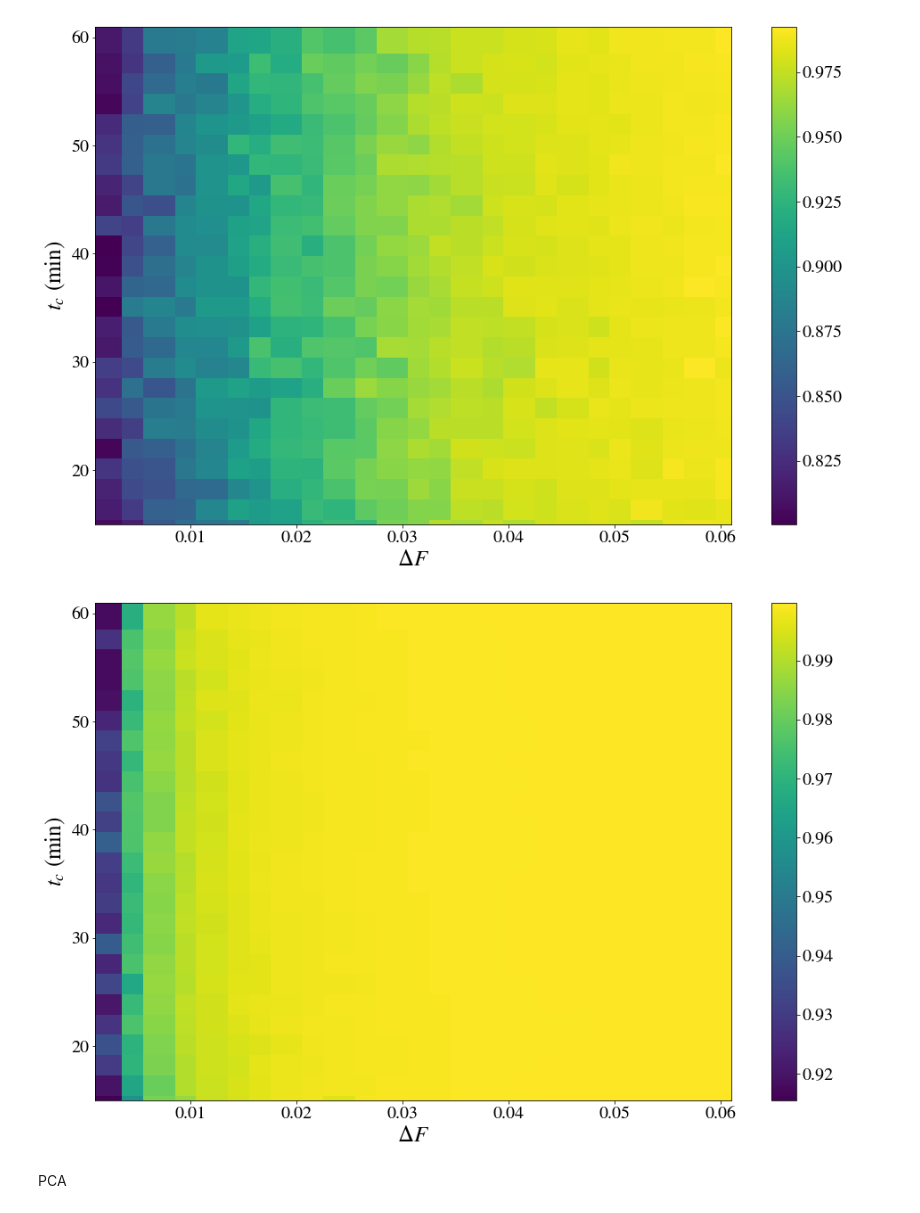
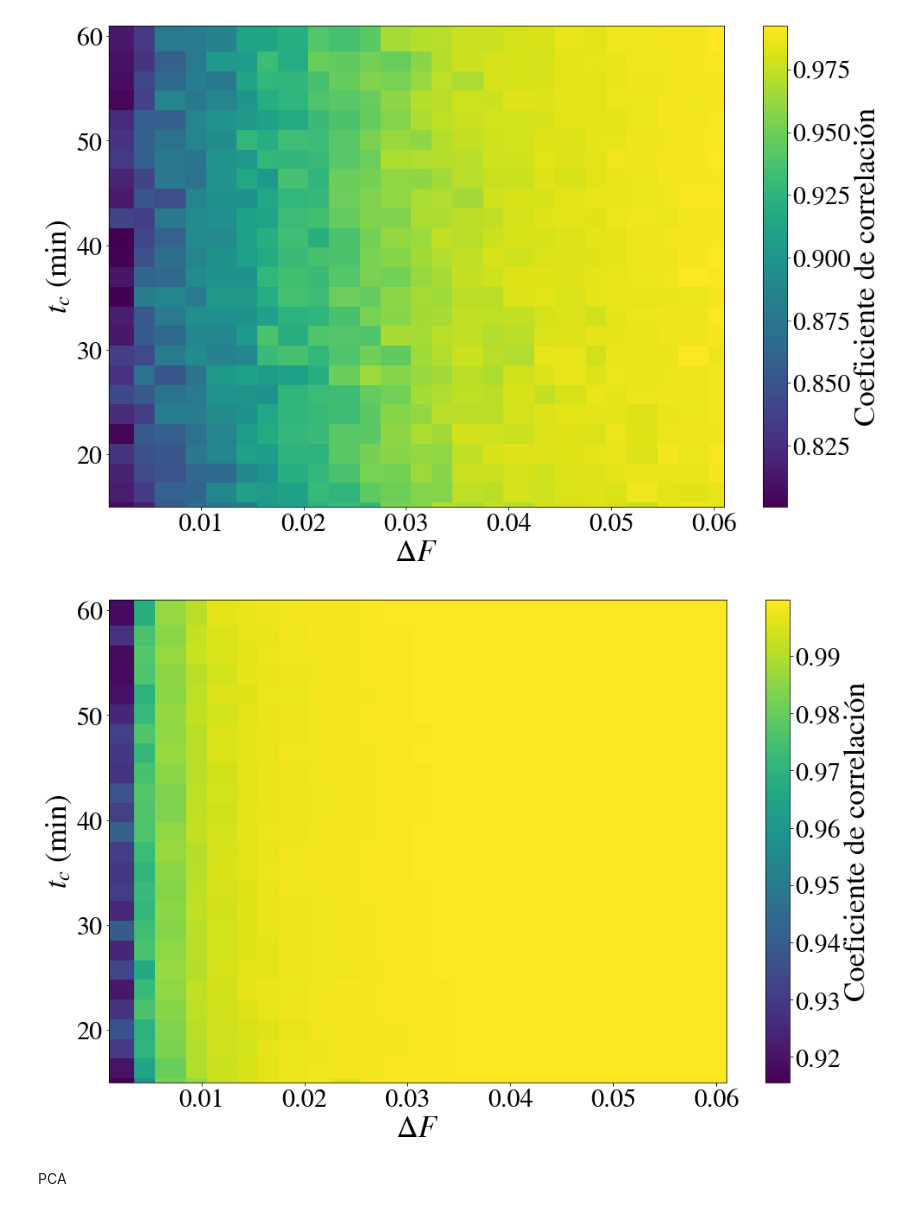
Before and after one commit to ferwazz/master_tesis, a Jupyter notebook: src/correlation_plots.ipynb, the cells around one changed output. Drawn from its saved outputs; the diff is of its cells as text; code cells hidden in the pictures.

Commit message:
cambia tamano de ticks y nombres de los ejes

```diff
--- a/src/correlation_plots.ipynb
+++ b/src/correlation_plots.ipynb
@@ -33,37 +37,38 @@ xlim_up=0.062
 # %%
 fig, ax = plt.subplots(figsize=(15,10))
 fig.subplots_adjust(top=0.926,bottom=0.151,left=0.151,right=0.977,hspace=0.2,wspace=0.2)
-sc = ax.scatter(1-delta,tcaida, c=corr_fil_SNR_10_N,edgecolor='none', alpha=1, s=1270,marker="s"); # Sizes and colors depend on valyues of other variables
+sc = ax.scatter(1-delta,tcaida, c=corr_fil_SNR_10_N,edgecolor='none', alpha=1, s=1275,marker="s"); # Sizes and colors depend on valyues of other variables
 cbar = fig.colorbar(sc);
-cbar.ax.tick_params(labelsize=20)
-cbar.set_label('Coeficiente de correlación', size=25)
-ax.set_xlabel('$\Delta F$',size=25)
-ax.set_ylabel('$t_{c}$ (min)',size=25)
+cbar.ax.tick_params(labelsize=30)
+cbar.set_label('Coeficiente de correlación', size=35)
+ax.set_xlabel('$\Delta F$',size=35)
+ax.set_ylabel('$t_{c}$ (min)',size=35)
 ax.set_xlim(0.001,0.061)
 ax.set_ylim(15,61)
-plt.xticks(size=20)
-plt.yticks(size=20)
+plt.xticks(size=30)
+plt.yticks(size=30)
 
 plt.savefig('../reports/figures/corrFourierSNR_10.png')
 # %% [output]
-[figure, old version]
+[figure, new version]
 # %%
 fig, ax = plt.subplots(figsize=(15,10))
 fig.subplots_adjust(top=0.926,bottom=0.151,left=0.151,right=0.977,hspace=0.2,wspace=0.2)
-sc = ax.scatter(1-delta,tcaida, c=corr_fil_SNR_100_N,edgecolor='none', alpha=1, s=1270,marker="s"); # Sizes and colors depend on valyues of other variables
+sc = ax.scatter(1-delta,tcaida, c=corr_fil_SNR_100_N,edgecolor='none', alpha=1, s=1275,marker="s"); # Sizes and colors depend on valyues of other variables
 cbar = fig.colorbar(sc);
-cbar.ax.tick_params(labelsize=20)
-cbar.set_label('Coeficiente de correlación', size=25)
-ax.set_xlabel('$\Delta F$',size=25)
-ax.set_ylabel('$t_{c}$ (min)',size=25)
+cbar.ax.tick_params(labelsize=30)
+cbar.set_label('Coeficiente de correlación', size=35)
+ax.set_xlabel('$\Delta F$',size=35)
+ax.set_ylabel('$t_{c}$ (min)',size=35)
 ax.set_xlim(0.001,0.061)
 ax.set_ylim(15,61)
-plt.xticks(size=20)
-plt.yticks(size=20)
+plt.xticks(size=30)
+plt.yticks(size=30)
+
 
 plt.savefig('../reports/figures/corrFourierSNR_100.png')
 # %% [output]
-[figure, old version]
+[figure, new version]
 # %% [markdown]
 PCA
 # %%
```
Also changed, not shown: parts of 6 cells of this notebook, 2 other files.
